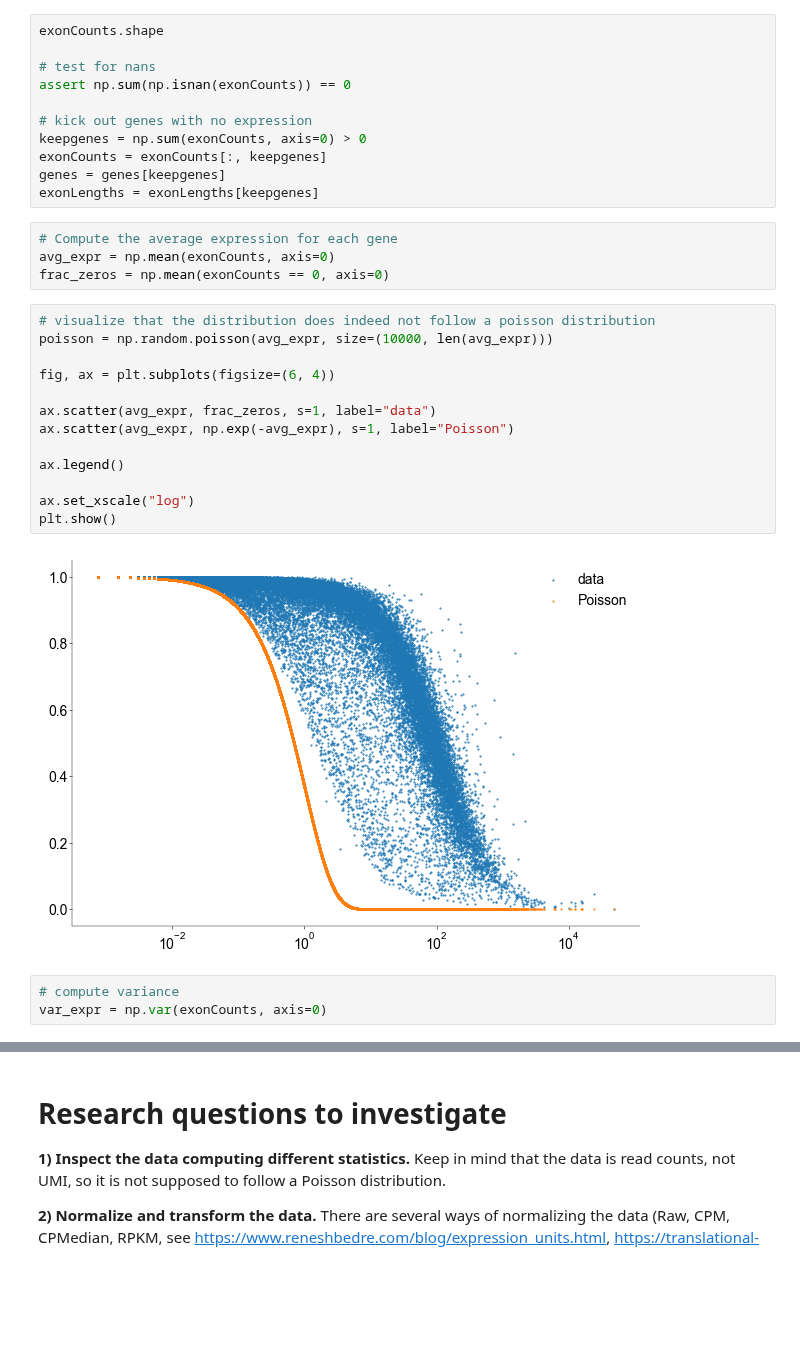
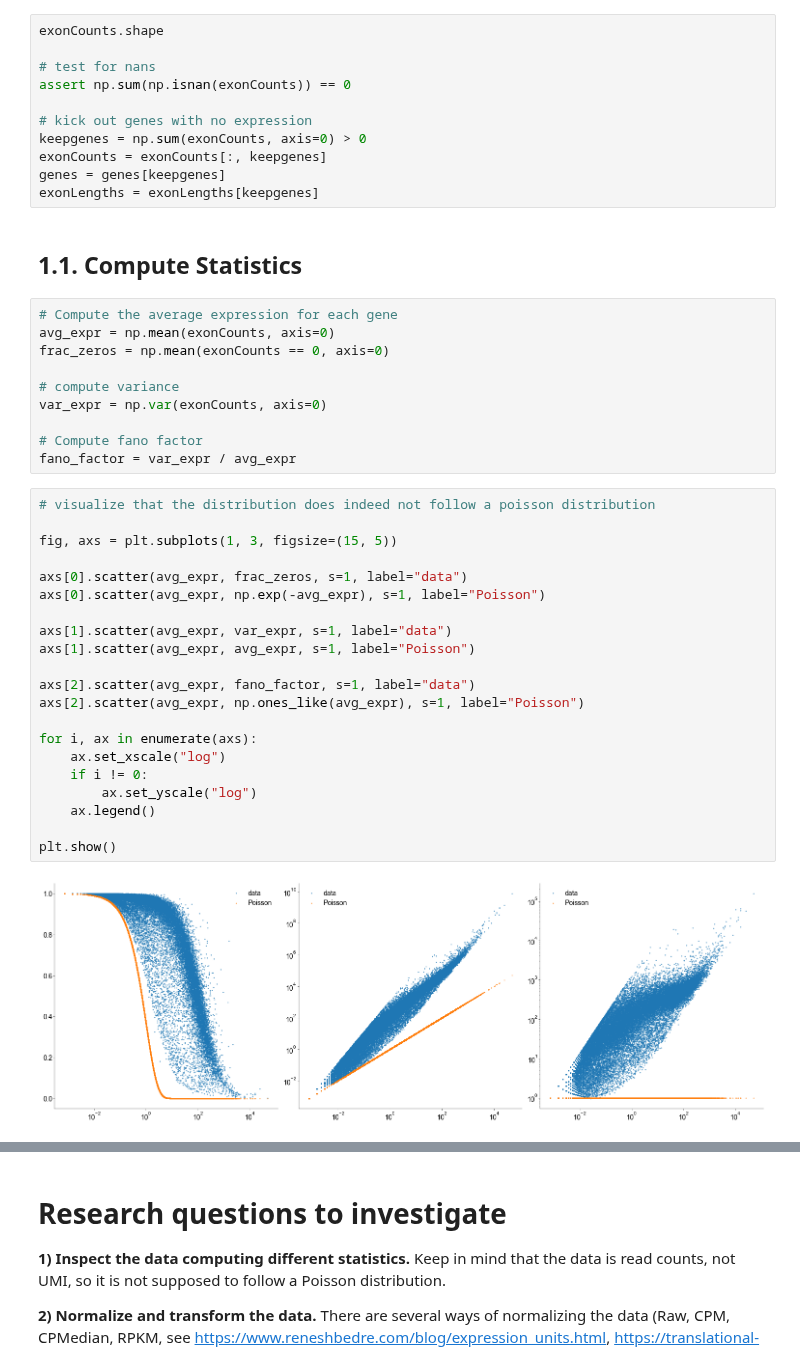
Before and after one commit to H-Kugler/neural-data-science, a Jupyter notebook: final_project/practical03_harri.ipynb, the cells around one changed output, grey strips where cells are left out. Saved outputs shown, nothing was run; the diff lists cells and outputs as text; blank space fills up the shorter version.

```diff
--- a/final_project/practical03_harri.ipynb
+++ b/final_project/practical03_harri.ipynb
@@ -273,25 +273,38 @@ keepgenes = np.sum(exonCounts, axis=0) > 0
 exonCounts = exonCounts[:, keepgenes]
 genes = genes[keepgenes]
 exonLengths = exonLengths[keepgenes]
+# %% [markdown]
+## 1.1. Compute Statistics
 # %%
 # Compute the average expression for each gene
 avg_expr = np.mean(exonCounts, axis=0)
 frac_zeros = np.mean(exonCounts == 0, axis=0)
+
+# compute variance
+var_expr = np.var(exonCounts, axis=0)
+
+# Compute fano factor
+fano_factor = var_expr / avg_expr
 # %%
 # visualize that the distribution does indeed not follow a poisson distribution
-poisson = np.random.poisson(avg_expr, size=(10000, len(avg_expr)))
 
-fig, ax = plt.subplots(figsize=(6, 4))
+fig, axs = plt.subplots(1, 3, figsize=(15, 5))
 
-ax.scatter(avg_expr, frac_zeros, s=1, label="data")
-ax.scatter(avg_expr, np.exp(-avg_expr), s=1, label="Poisson")
+axs[0].scatter(avg_expr, frac_zeros, s=1, label="data")
+axs[0].scatter(avg_expr, np.exp(-avg_expr), s=1, label="Poisson")
 
-ax.legend()
+axs[1].scatter(avg_expr, var_expr, s=1, label="data")
+axs[1].scatter(avg_expr, avg_expr, s=1, label="Poisson")
 
-ax.set_xscale("log")
+axs[2].scatter(avg_expr, fano_factor, s=1, label="data")
+axs[2].scatter(avg_expr, np.ones_like(avg_expr), s=1, label="Poisson")
+
+for i, ax in enumerate(axs):
+    ax.set_xscale("log")
+    if i != 0:
+        ax.set_yscale("log")
+    ax.legend()
+
 plt.show()
 # %% [output]
-[figure, old version]
+[figure, new version]
-# %%
-# compute variance
-var_expr = np.var(exonCounts, axis=0)
```
Also changed, not shown: parts of 13 cells of this notebook, 1 other file.
